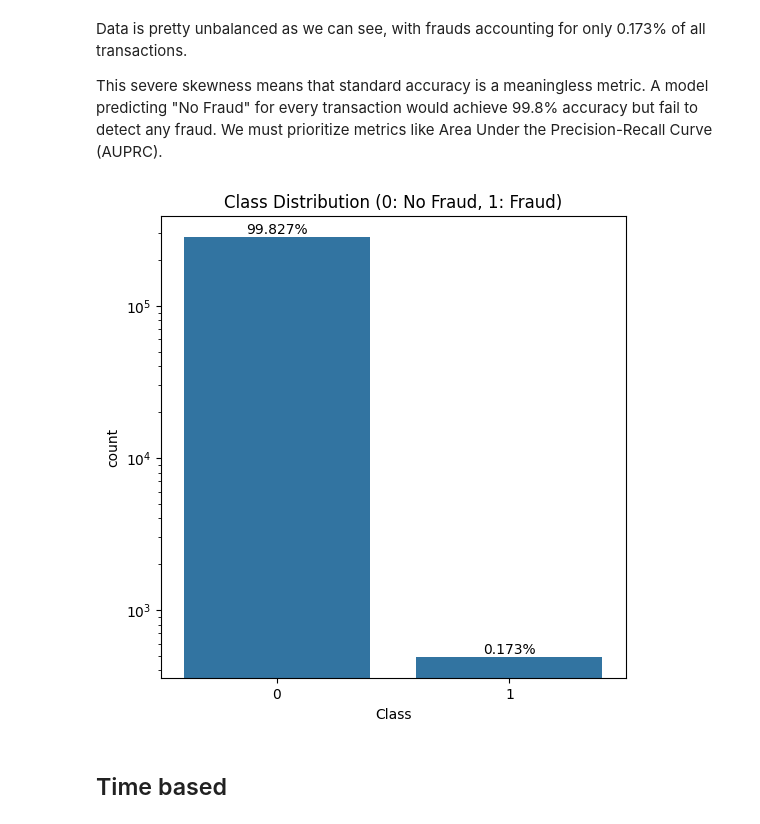
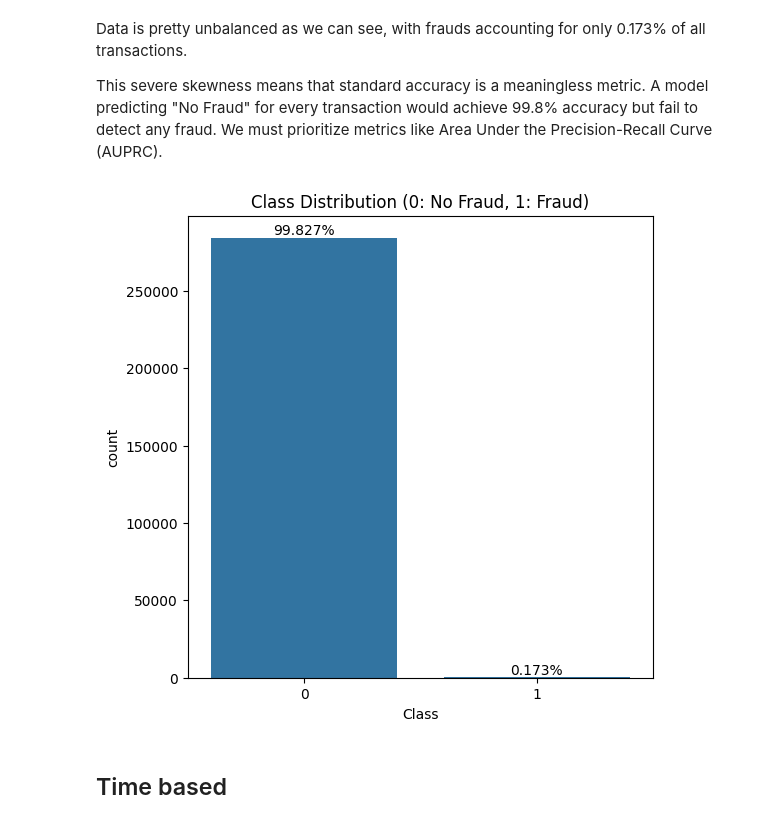
Before and after one commit to fulcrumm1365/card_fraud, a Jupyter notebook: main.ipynb, the cells around one changed output. Drawn from its saved outputs; the diff is of its cells as text; code cells hidden in the pictures.

```diff
--- a/main.ipynb
+++ b/main.ipynb
@@ -90,18 +92,17 @@ This severe skewness means that standard accuracy is a meaningless metric. A mod
 # %%
 plt.figure(figsize=(6, 6))
 ax = sns.countplot(x="Class", data=df)
 plt.title("Class Distribution (0: No Fraud, 1: Fraud)")
-plt.yscale("log") # Log scale to see better
 # calculation of percentages
 total = len(df)
 for p in ax.patches:
     percentage = "{:.3f}%".format(100 * p.get_height()/total)
     x = p.get_x() + p.get_width()/2
     y = p.get_height()
     ax.annotate(percentage, (x, y), ha="center", va="bottom")
 plt.show()
 # %% [output]
-[figure, old version]
+[figure, new version]
 # %% [markdown]
 ## Time based
 # %%
```
Also changed, not shown: parts of 29 cells of this notebook.
